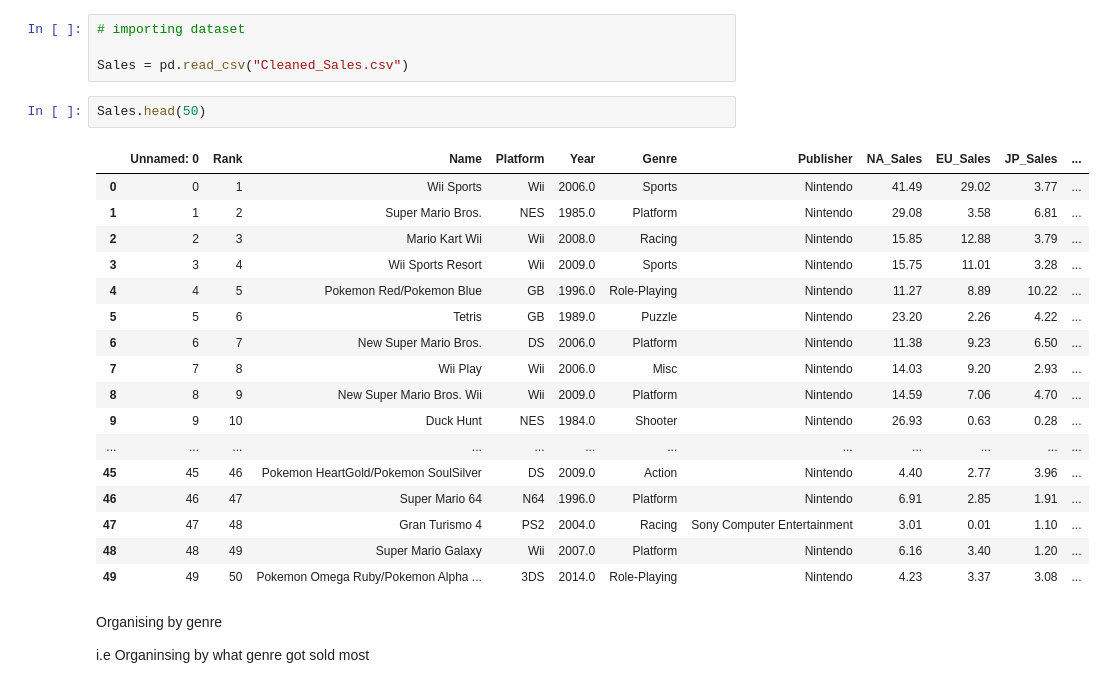
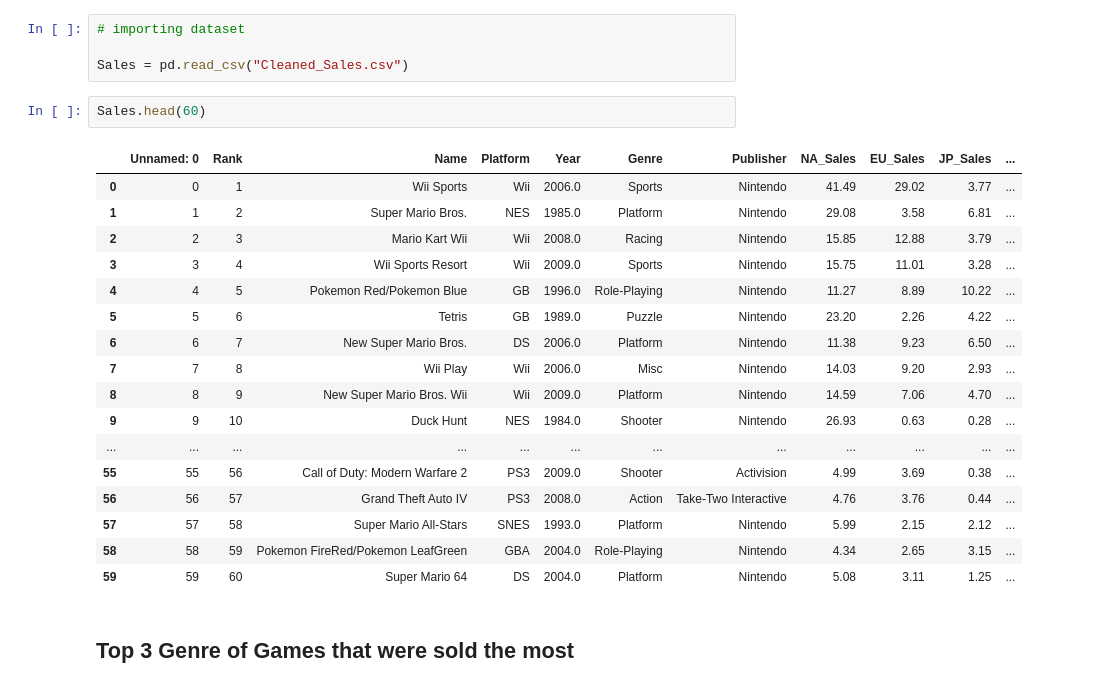
Before and after one commit to K09Gaurav/Video-Game-sales-Analysis, a Jupyter notebook: Video_Game_Analysis.ipynb, the cells around one changed output. Cells and saved outputs as stored; diff of their text form.

```diff
--- a/Video_Game_Analysis.ipynb
+++ b/Video_Game_Analysis.ipynb
@@ -13,27 +13,25 @@ import seaborn as sns
 
 Sales = pd.read_csv("Cleaned_Sales.csv")
 # %%
-Sales.head(50)
+Sales.head(60)
 # %% [output]
 |  | Unnamed: 0 | Rank | Name | Platform | Year | Genre | Publisher | NA_Sales | EU_Sales | JP_Sales | ... |
 | 0 | 0 | 1 | Wii Sports | Wii | 2006.0 | Sports | Nintendo | 41.49 | 29.02 | 3.77 | ... |
 | 1 | 1 | 2 | Super Mario Bros. | NES | 1985.0 | Platform | Nintendo | 29.08 | 3.58 | 6.81 | ... |
 | 2 | 2 | 3 | Mario Kart Wii | Wii | 2008.0 | Racing | Nintendo | 15.85 | 12.88 | 3.79 | ... |
 | 3 | 3 | 4 | Wii Sports Resort | Wii | 2009.0 | Sports | Nintendo | 15.75 | 11.01 | 3.28 | ... |
 | 4 | 4 | 5 | Pokemon Red/Pokemon Blue | GB | 1996.0 | Role-Playing | Nintendo | 11.27 | 8.89 | 10.22 | ... |
 | 5 | 5 | 6 | Tetris | GB | 1989.0 | Puzzle | Nintendo | 23.20 | 2.26 | 4.22 | ... |
 | 6 | 6 | 7 | New Super Mario Bros. | DS | 2006.0 | Platform | Nintendo | 11.38 | 9.23 | 6.50 | ... |
 | 7 | 7 | 8 | Wii Play | Wii | 2006.0 | Misc | Nintendo | 14.03 | 9.20 | 2.93 | ... |
 | 8 | 8 | 9 | New Super Mario Bros. Wii | Wii | 2009.0 | Platform | Nintendo | 14.59 | 7.06 | 4.70 | ... |
 | 9 | 9 | 10 | Duck Hunt | NES | 1984.0 | Shooter | Nintendo | 26.93 | 0.63 | 0.28 | ... |
 | ... | ... | ... | ... | ... | ... | ... | ... | ... | ... | ... | ... |
-| 45 | 45 | 46 | Pokemon HeartGold/Pokemon SoulSilver | DS | 2009.0 | Action | Nintendo | 4.40 | 2.77 | 3.96 | ... |
-| 46 | 46 | 47 | Super Mario 64 | N64 | 1996.0 | Platform | Nintendo | 6.91 | 2.85 | 1.91 | ... |
-| 47 | 47 | 48 | Gran Turismo 4 | PS2 | 2004.0 | Racing | Sony Computer Entertainment | 3.01 | 0.01 | 1.10 | ... |
-| 48 | 48 | 49 | Super Mario Galaxy | Wii | 2007.0 | Platform | Nintendo | 6.16 | 3.40 | 1.20 | ... |
-| 49 | 49 | 50 | Pokemon Omega Ruby/Pokemon Alpha ... | 3DS | 2014.0 | Role-Playing | Nintendo | 4.23 | 3.37 | 3.08 | ... |
+| 55 | 55 | 56 | Call of Duty: Modern Warfare 2 | PS3 | 2009.0 | Shooter | Activision | 4.99 | 3.69 | 0.38 | ... |
+| 56 | 56 | 57 | Grand Theft Auto IV | PS3 | 2008.0 | Action | Take-Two Interactive | 4.76 | 3.76 | 0.44 | ... |
+| 57 | 57 | 58 | Super Mario All-Stars | SNES | 1993.0 | Platform | Nintendo | 5.99 | 2.15 | 2.12 | ... |
+| 58 | 58 | 59 | Pokemon FireRed/Pokemon LeafGreen | GBA | 2004.0 | Role-Playing | Nintendo | 4.34 | 2.65 | 3.15 | ... |
+| 59 | 59 | 60 | Super Mario 64 | DS | 2004.0 | Platform | Nintendo | 5.08 | 3.11 | 1.25 | ... |
-# %% [markdown]
-Organising by genre
-
-i.e Organinsing by what genre got sold most
+# %% [markdown]
+## Top 3 Genre of Games that were sold the most
 # %%
```
Also changed, not shown: parts of 23 cells of this notebook.
